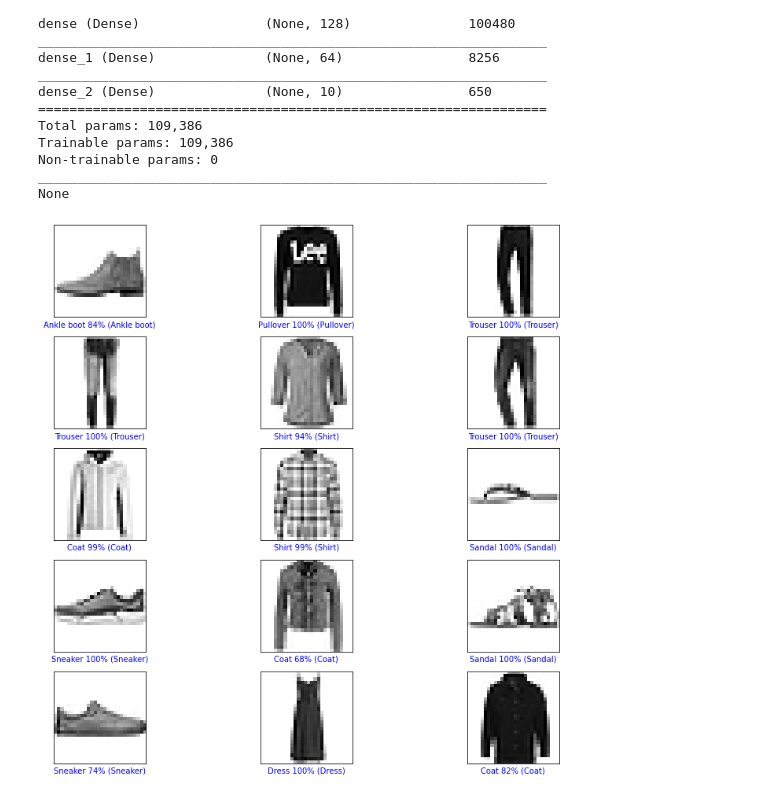
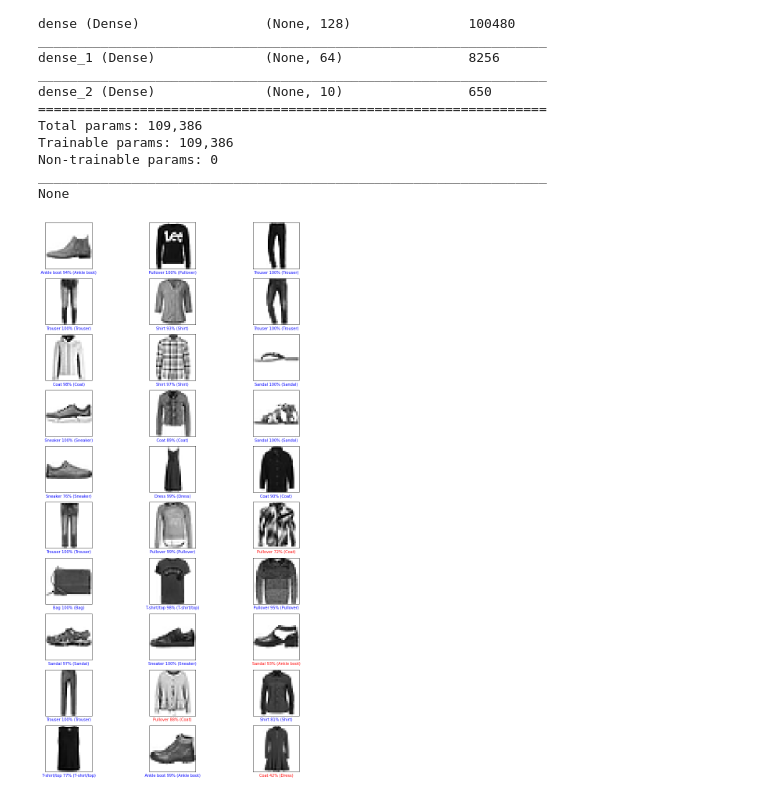
Before and after one commit to aravind309/Tensorflow-AI, a Jupyter notebook: ANN_FMNIST_Advanced.ipynb, the cells around one changed output. Saved outputs shown, nothing was run; the diff lists cells and outputs as text; code cells hidden in the pictures.

```diff
--- a/ANN_FMNIST_Advanced.ipynb
+++ b/ANN_FMNIST_Advanced.ipynb
@@ -143,17 +143,17 @@ def plot_image(i, predictions_array, true_label, img):
 # %%
 # Plot the first X test images, their predicted labels, and the true labels.
 # Color correct predictions in blue and incorrect predictions in red.
-num_rows = 5
+num_rows = 10
 num_cols = 3
 num_images = num_rows*num_cols
 plt.figure(figsize=(2*2*num_cols, 2*num_rows))
 for i in range(num_images):
   plt.subplot(num_rows, num_cols, i+1)
   plot_image(i, predictions[i], test_labels, test_images)
 plt.tight_layout()
 plt.show()
 # %% [output]
-[figure, old version]
+[figure, new version]
 # %%
 from sklearn.metrics import classification_report
 report = classification_report(test_labels,predictions.argmax(axis=1),target_names=class_names)
```
Also changed, not shown: parts of 7 cells of this notebook.
